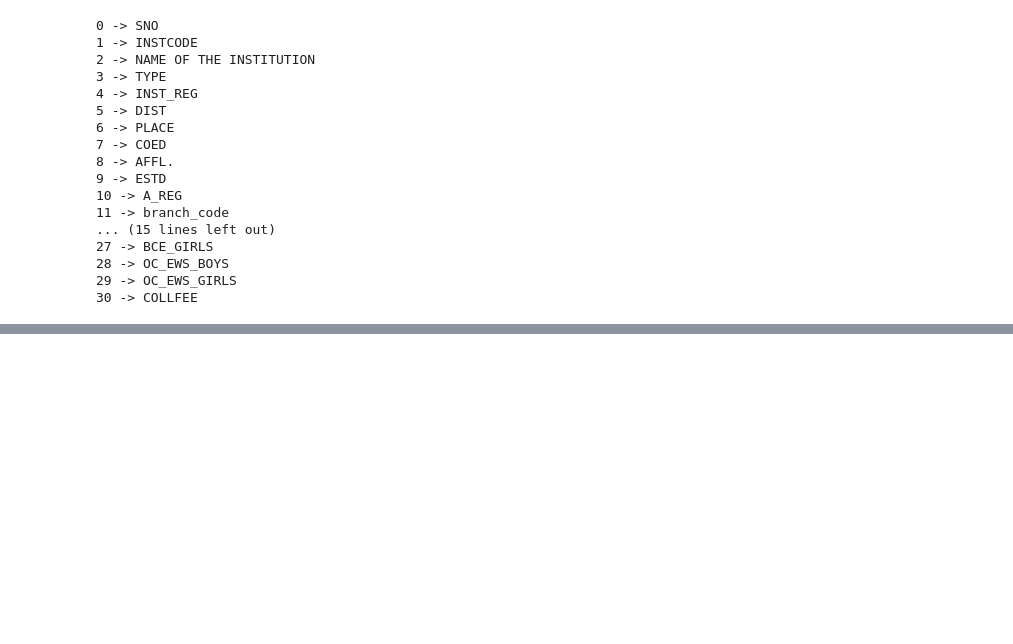
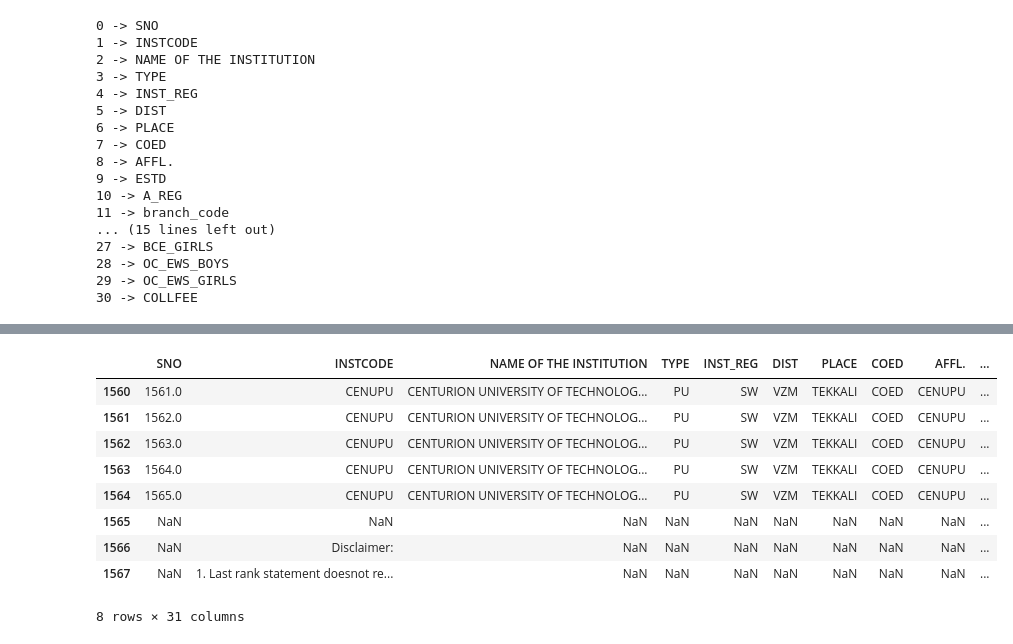
Before and after one commit to pavankumarb26/Eamcet-College-Predicter, a Jupyter notebook: AP_EAMCET_College_Prediction.ipynb, the cells around one changed output, grey strips where cells are left out. Cells and saved outputs as stored; diff of their text form; code cells hidden in the pictures; blank space fills up the shorter version.

```diff
--- a/AP_EAMCET_College_Prediction.ipynb
+++ b/AP_EAMCET_College_Prediction.ipynb
@@ -3,5 +3,5 @@
 # %%
 import pandas as pd
 
-file_path = "/Eamcet_Rank_predicter.XLS"
+file_path = "/content/APEAMCET2024LASTRANKDETAILSNONSW.XLS"
 # %%
@@ -41,0 +108,13 @@ for i, col in enumerate(df.columns):
+# %%
+df.iloc[1560:1568]
+# %% [output]
+|  | SNO | INSTCODE | NAME OF THE INSTITUTION | TYPE | INST_REG | DIST | PLACE | COED | AFFL. | ... |
+| 1560 | 1561.0 | CENUPU | CENTURION UNIVERSITY OF TECHNOLOG... | PU | SW | VZM | TEKKALI | COED | CENUPU | ... |
+| 1561 | 1562.0 | CENUPU | CENTURION UNIVERSITY OF TECHNOLOG... | PU | SW | VZM | TEKKALI | COED | CENUPU | ... |
+| 1562 | 1563.0 | CENUPU | CENTURION UNIVERSITY OF TECHNOLOG... | PU | SW | VZM | TEKKALI | COED | CENUPU | ... |
+| 1563 | 1564.0 | CENUPU | CENTURION UNIVERSITY OF TECHNOLOG... | PU | SW | VZM | TEKKALI | COED | CENUPU | ... |
+| 1564 | 1565.0 | CENUPU | CENTURION UNIVERSITY OF TECHNOLOG... | PU | SW | VZM | TEKKALI | COED | CENUPU | ... |
+| 1565 | NaN | NaN | NaN | NaN | NaN | NaN | NaN | NaN | NaN | ... |
+| 1566 | NaN | Disclaimer: | NaN | NaN | NaN | NaN | NaN | NaN | NaN | ... |
+| 1567 | NaN | 1. Last rank statement doesnot re... | NaN | NaN | NaN | NaN | NaN | NaN | NaN | ... |
+8 rows × 31 columns
```
Also changed, not shown: parts of 24 cells of this notebook.
